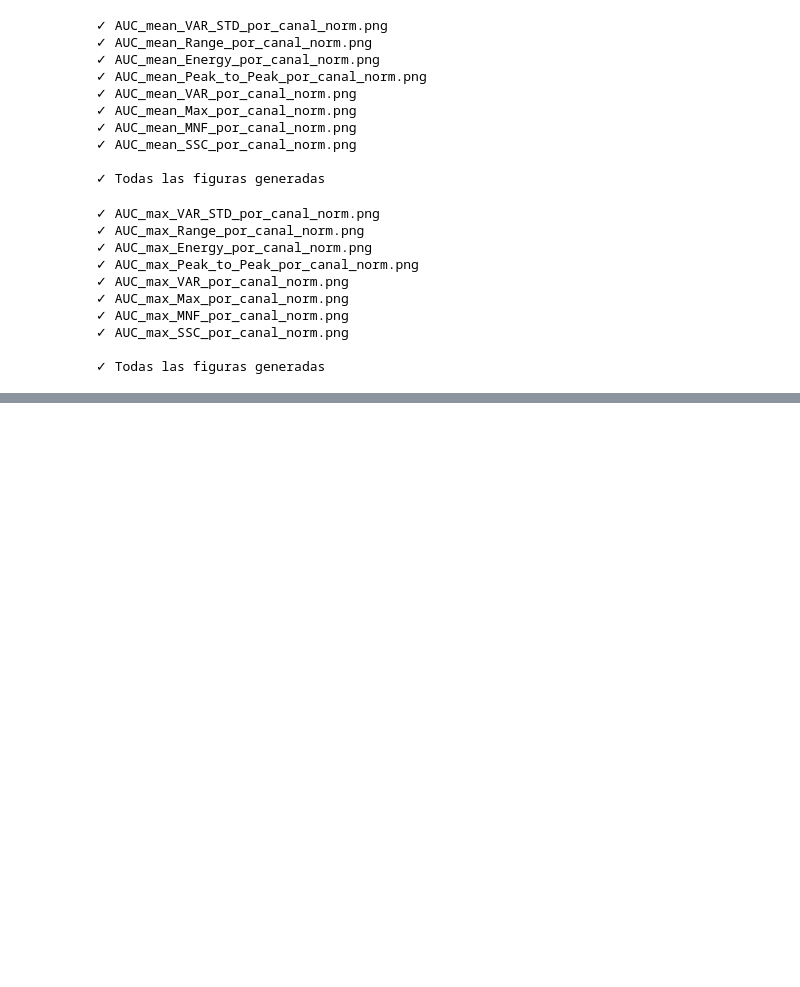
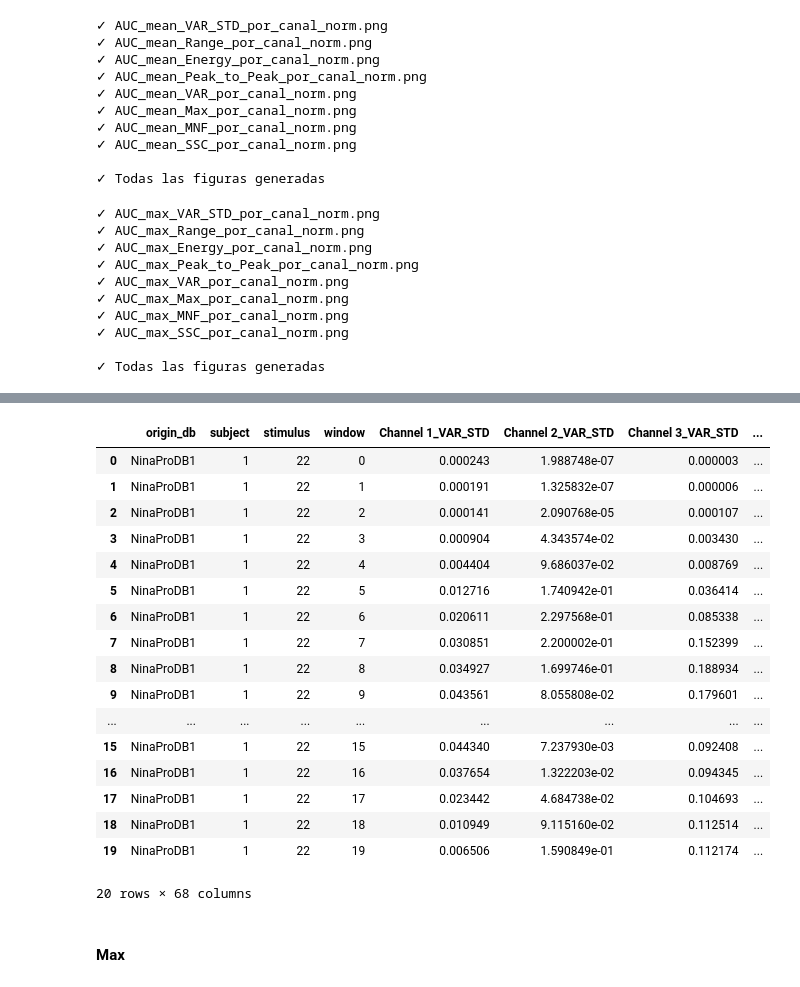
Before and after one commit to mariabda2/sEMG-ArmBand, a Jupyter notebook: notebooks/03_intact_database_analysis.ipynb, the cells around one changed output, grey strips where cells are left out. Cells and saved outputs as stored; diff of their text form; code cells hidden in the pictures; blank space fills up the shorter version.

Commit message:
Update 03_intact_database_analysis.ipynb
Generar datos max y mean por ventanas

```diff
--- a/notebooks/03_intact_database_analysis.ipynb
+++ b/notebooks/03_intact_database_analysis.ipynb
@@ -1163,0 +1308,7 @@ plot_auc_por_canal(df_auc_mean, features,
+# %%
+df_agg = agregar_ventanas(
+    df_intact     = df_intact,
+    features      = features,
+    agg_func      = 'mean',     # 'mean' | 'max' | 'min' | 'median' | 'p75' | 'p25'
+    smooth_window = 3
+)
@@ -1163,0 +1335,23 @@ plot_auc_por_canal(df_auc_mean, features,
+# %%
+df_agg.head(20)
+# %% [output]
+|  | origin_db | subject | stimulus | window | Channel 1_VAR_STD | Channel 2_VAR_STD | Channel 3_VAR_STD | ... |
+| 0 | NinaProDB1 | 1 | 22 | 0 | 0.000243 | 1.988748e-07 | 0.000003 | ... |
+| 1 | NinaProDB1 | 1 | 22 | 1 | 0.000191 | 1.325832e-07 | 0.000006 | ... |
+| 2 | NinaProDB1 | 1 | 22 | 2 | 0.000141 | 2.090768e-05 | 0.000107 | ... |
+| 3 | NinaProDB1 | 1 | 22 | 3 | 0.000904 | 4.343574e-02 | 0.003430 | ... |
+| 4 | NinaProDB1 | 1 | 22 | 4 | 0.004404 | 9.686037e-02 | 0.008769 | ... |
+| 5 | NinaProDB1 | 1 | 22 | 5 | 0.012716 | 1.740942e-01 | 0.036414 | ... |
+| 6 | NinaProDB1 | 1 | 22 | 6 | 0.020611 | 2.297568e-01 | 0.085338 | ... |
+| 7 | NinaProDB1 | 1 | 22 | 7 | 0.030851 | 2.200002e-01 | 0.152399 | ... |
+| 8 | NinaProDB1 | 1 | 22 | 8 | 0.034927 | 1.699746e-01 | 0.188934 | ... |
+| 9 | NinaProDB1 | 1 | 22 | 9 | 0.043561 | 8.055808e-02 | 0.179601 | ... |
+| ... | ... | ... | ... | ... | ... | ... | ... | ... |
+| 15 | NinaProDB1 | 1 | 22 | 15 | 0.044340 | 7.237930e-03 | 0.092408 | ... |
+| 16 | NinaProDB1 | 1 | 22 | 16 | 0.037654 | 1.322203e-02 | 0.094345 | ... |
+| 17 | NinaProDB1 | 1 | 22 | 17 | 0.023442 | 4.684738e-02 | 0.104693 | ... |
+| 18 | NinaProDB1 | 1 | 22 | 18 | 0.010949 | 9.115160e-02 | 0.112514 | ... |
+| 19 | NinaProDB1 | 1 | 22 | 19 | 0.006506 | 1.590849e-01 | 0.112174 | ... |
+20 rows × 68 columns
+# %% [markdown]
+#### Max
```
Also changed, not shown: parts of 13 cells of this notebook.
